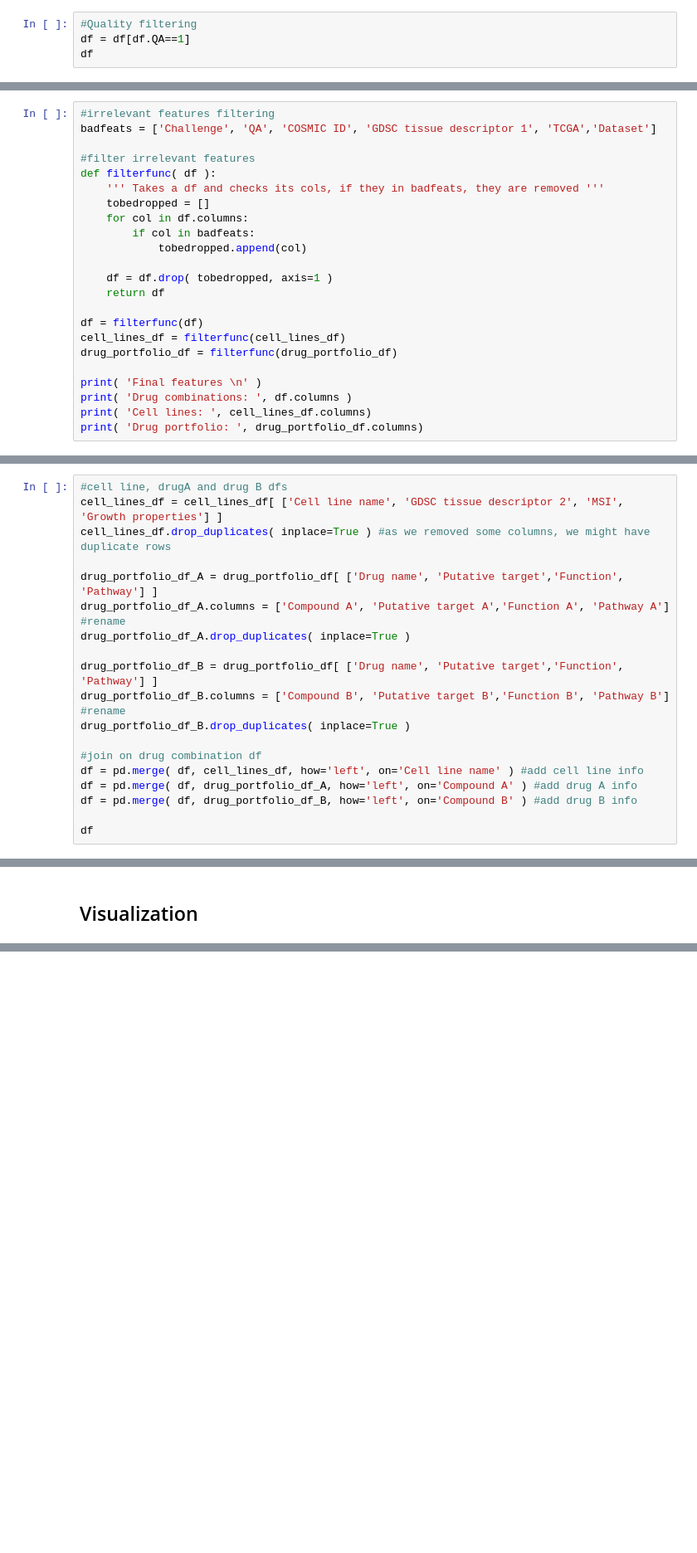
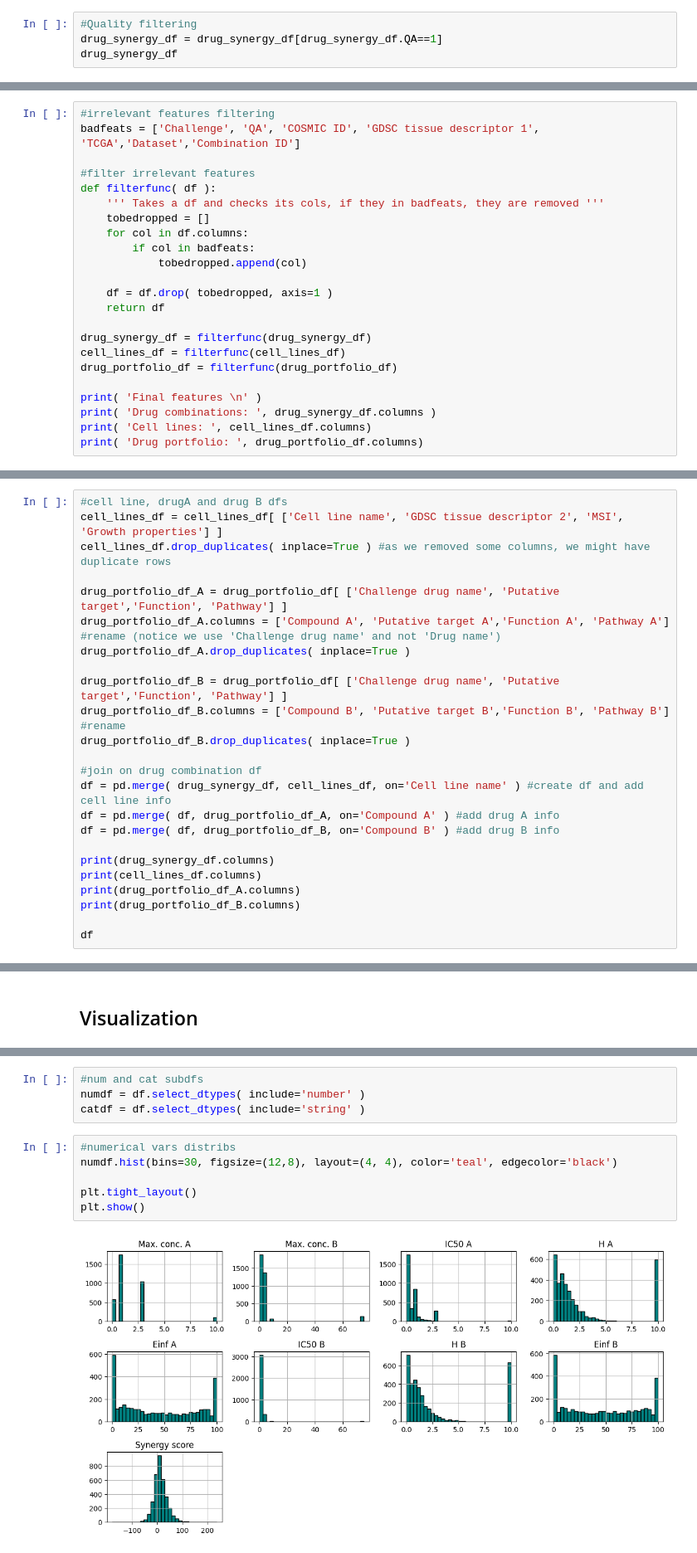
Before and after one commit to jorguz07/biomlproject, a Jupyter notebook: src/notebook/EDA.ipynb, the cells around one changed output, grey strips where cells are left out. Shown at 83% size. Cells and saved outputs as stored; diff of their text form; blank space fills up the shorter version.

```diff
--- a/src/notebook/EDA.ipynb
+++ b/src/notebook/EDA.ipynb
@@ -258,8 +265,8 @@ We follow the feature selection criteria of the original paper, aiming for compa
 Then:
 # %%
 #Quality filtering
-df = df[df.QA==1]
-df
+drug_synergy_df = drug_synergy_df[drug_synergy_df.QA==1]
+drug_synergy_df
 # %% [output]
 |  | Cell line name | Compound A | Compound B | Max. conc. A | Max. conc. B | IC50 A | H A | Einf A | ... |
 | 0 | BT-20 | AKT | ADAM17 | 1.00 | 75.0 | 1.000000 | 0.809002 | 59.122436 | ... |
@@ -301,7 +308,7 @@ df3
 118 rows × 5 columns
 # %%
 #irrelevant features filtering
-badfeats = ['Challenge', 'QA', 'COSMIC ID', 'GDSC tissue descriptor 1', 'TCGA','Dataset']
+badfeats = ['Challenge', 'QA', 'COSMIC ID', 'GDSC tissue descriptor 1', 'TCGA','Dataset','Combination ID']
 
 #filter irrelevant features
 def filterfunc( df ):
@@ -314,12 +321,12 @@ def filterfunc( df ):
     df = df.drop( tobedropped, axis=1 )
     return df
 
-df = filterfunc(df)
+drug_synergy_df = filterfunc(drug_synergy_df)
 cell_lines_df = filterfunc(cell_lines_df)
 drug_portfolio_df = filterfunc(drug_portfolio_df)
 
 print( 'Final features \n' )
-print( 'Drug combinations: ', df.columns )
+print( 'Drug combinations: ', drug_synergy_df.columns )
 print( 'Cell lines: ', cell_lines_df.columns)
 print( 'Drug portfolio: ', drug_portfolio_df.columns)
 # %% [output]
@@ -346,18 +368,23 @@ We continue following the paper. We integrate information from `cell_lines_df` a
 cell_lines_df = cell_lines_df[ ['Cell line name', 'GDSC tissue descriptor 2', 'MSI', 'Growth properties'] ]
 cell_lines_df.drop_duplicates( inplace=True ) #as we removed some columns, we might have duplicate rows
 
-drug_portfolio_df_A = drug_portfolio_df[ ['Drug name', 'Putative target','Function', 'Pathway'] ]
-drug_portfolio_df_A.columns = ['Compound A', 'Putative target A','Function A', 'Pathway A'] #rename
+drug_portfolio_df_A = drug_portfolio_df[ ['Challenge drug name', 'Putative target','Function', 'Pathway'] ]
+drug_portfolio_df_A.columns = ['Compound A', 'Putative target A','Function A', 'Pathway A'] #rename (notice we use 'Challenge drug name' and not 'Drug name')
 drug_portfolio_df_A.drop_duplicates( inplace=True )
 
-drug_portfolio_df_B = drug_portfolio_df[ ['Drug name', 'Putative target','Function', 'Pathway'] ]
+drug_portfolio_df_B = drug_portfolio_df[ ['Challenge drug name', 'Putative target','Function', 'Pathway'] ]
 drug_portfolio_df_B.columns = ['Compound B', 'Putative target B','Function B', 'Pathway B'] #rename
 drug_portfolio_df_B.drop_duplicates( inplace=True )
 
 #join on drug combination df
-df = pd.merge( df, cell_lines_df, how='left', on='Cell line name' ) #add cell line info
-df = pd.merge( df, drug_portfolio_df_A, how='left', on='Compound A' ) #add drug A info
-df = pd.merge( df, drug_portfolio_df_B, how='left', on='Compound B' ) #add drug B info
+df = pd.merge( drug_synergy_df, cell_lines_df, on='Cell line name' ) #create df and add cell line info
+df = pd.merge( df, drug_portfolio_df_A, on='Compound A' ) #add drug A info
+df = pd.merge( df, drug_portfolio_df_B, on='Compound B' ) #add drug B info
+
+print(drug_synergy_df.columns)
+print(cell_lines_df.columns)
+print(drug_portfolio_df_A.columns)
+print(drug_portfolio_df_B.columns)
 
 df
 # %% [output]
@@ -380,0 +421,12 @@ We finalize this section visually exploring some of the relationships between th
+# %%
+#num and cat subdfs
+numdf = df.select_dtypes( include='number' )
+catdf = df.select_dtypes( include='string' )
+# %%
+#numerical vars distribs
+numdf.hist(bins=30, figsize=(12,8), layout=(4, 4), color='teal', edgecolor='black')
+
+plt.tight_layout()
+plt.show()
+# %% [output]
+[figure, added]
```
Also changed, not shown: parts of 31 cells of this notebook, 2 other files.
